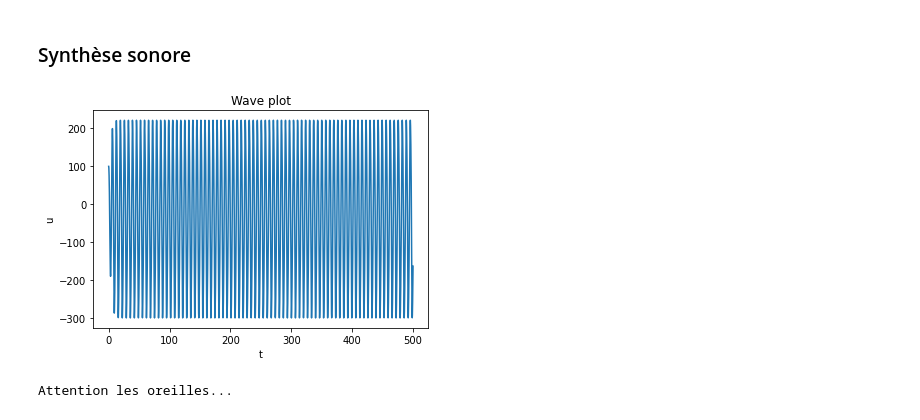
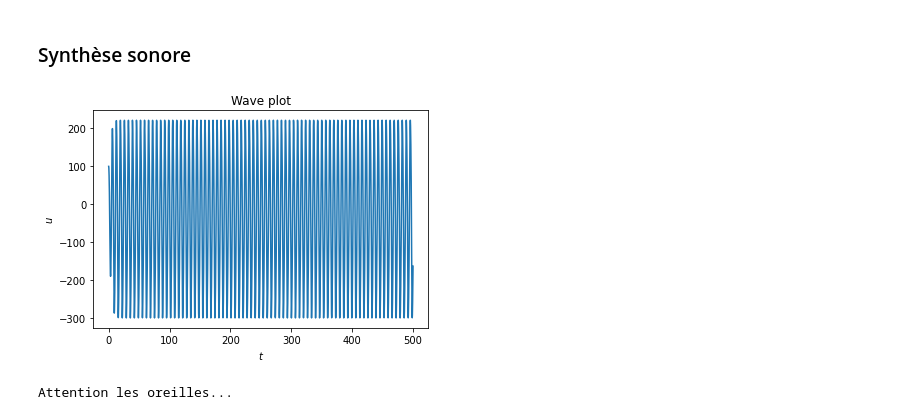
Before and after one commit to Entinus-oss/Projet-LUPY222, a Jupyter notebook: compte-rendu-1.ipynb, the cells around one changed output. Saved outputs shown, nothing was run; the diff lists cells and outputs as text; code cells hidden in the pictures.

```diff
--- a/compte-rendu-1.ipynb
+++ b/compte-rendu-1.ipynb
@@ -405,29 +474,29 @@ Dire quelque chose
 # %%
 from scipy.io.wavfile import write
 
 samplingRate = 44100
 amplitude = 1000
 
 step = 0.1
 start = 0
 end = 500
 
 
 initial_values = [0.1, 0]
 
 t, v = RK4(start, end, step, initial_values, derivee, 2)
 
 signal = amplitude * v[0] #amplification arbitraire
 wavFile = write("wav/test.wav", samplingRate, signal.astype("float32"))
 
 plt.plot(t, signal)
 
-plt.xlabel("t")
-plt.ylabel("u")
+plt.xlabel(r"$t$")
+plt.ylabel(r"$u$")
 plt.title("Wave plot")
 plt.show()
 # %% [output]
-[figure, old version]
+[figure, new version]
 # %%
 import IPython.display as ipd
 
```
Also changed, not shown: parts of 26 cells of this notebook, 2 other files.
